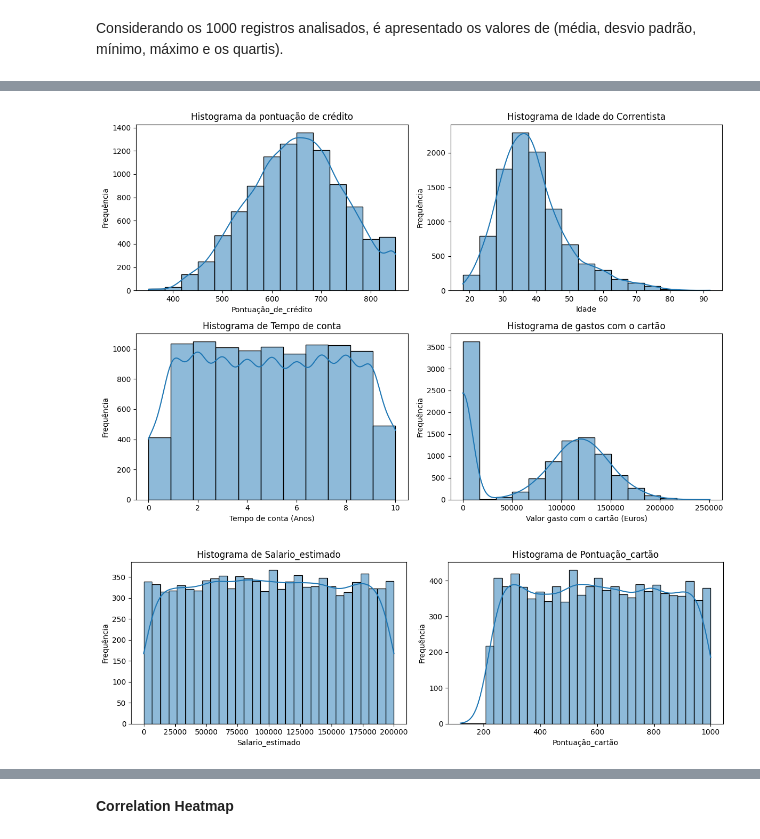
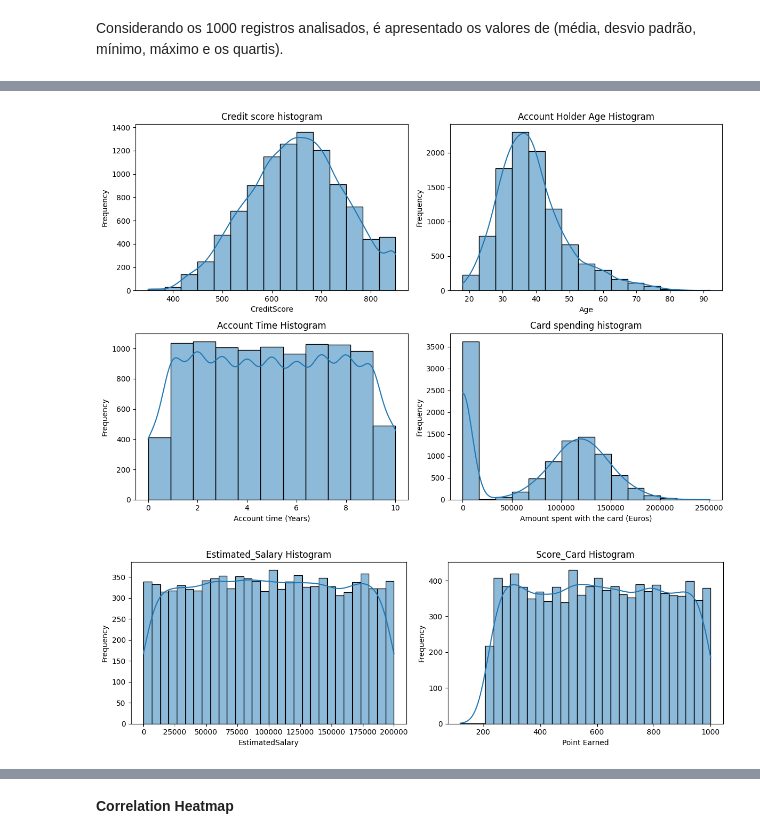
Before and after one commit to higordevellard/Customer_churn_in_a_bank, a Jupyter notebook: machine_learning_customer_churn.ipynb, the cells around one changed output, grey strips where cells are left out. Drawn from its saved outputs; the diff is of its cells as text; code cells hidden in the pictures.

```diff
--- a/machine_learning_customer_churn.ipynb
+++ b/machine_learning_customer_churn.ipynb
@@ -186,59 +186,57 @@ Valores únicos para o atributo 'Tipo_de_cartão':
 ['DIAMOND' 'GOLD' 'SILVER' 'PLATINUM']
 # %%
-# Criar um subplot com duas linhas e duas colunas
+# Create a subplot with two rows and two columns
 fig, axs = plt.subplots(nrows=2, ncols=2, figsize=(12, 8))
 
-# Plotar o histograma de pontuação de crédito
+# Plot the credit score histogram
 sns.histplot(dataset_2['CreditScore'], kde=True, bins=15, ax=axs[0, 0])
 axs[0, 0].set_xlabel('CreditScore')
-axs[0, 0].set_ylabel("Frequência")
-axs[0, 0].set_title("Histograma da pontuação de crédito")
+axs[0, 0].set_ylabel( "Frequency")
+axs[0, 0].set_title("Credit score histogram")
 
-# Plotar o histograma de Idade
+# Plot the Age histogram
 sns.histplot(dataset_2['Age'], kde=True, bins=15, ax=axs[0, 1])
 axs[0, 1].set_xlabel('Age')
-axs[0, 1].set_ylabel("Frequência")
-axs[0, 1].set_title("Histograma de Idade do Correntista")
+axs[0, 1].set_ylabel( "Frequency")
+axs[0, 1].set_title("Account Holder Age Histogram")
 
-# Plotar o histograma de tempo de conta do correntista
+# Plot account holder account time histogram
 sns.histplot(dataset_2['Tenure'], kde=True, bins=11, ax=axs[1, 0])
-axs[1, 0].set_xlabel("Tempo de conta (Anos)")
-axs[1, 0].set_ylabel("Frequência")
-axs[1, 0].set_title("Histograma de Tempo de conta")
+axs[1, 0].set_xlabel("Account time (Years)")
+axs[1, 0].set_ylabel( "Frequency")
+axs[1, 0].set_title("Account Time Histogram")
 
-# Plotar o histograma do gasto com o cartão
+# Plot the histogram of card spending
 sns.histplot(dataset_2['Balance'], kde=True, bins=15, ax=axs[1, 1])
-axs[1, 1].set_xlabel("Valor gasto com o cartão (Euros)")
-axs[1, 1].set_ylabel("Frequência")
-axs[1, 1].set_title("Histograma de gastos com o cartão")
+axs[1, 1].set_xlabel("Amount spent with the card (Euros)")
+axs[1, 1].set_ylabel( "Frequency")
+axs[1, 1].set_title("Card spending histogram")
 
-# Ajuste de layout
+# Layout tweak
 plt.tight_layout()
 
-# Exibição dos histogramas
+# Display of histograms
 plt.show()
 # %% [output]
-[figure, old version]
+[figure, new version]
 # %%
-# Criar um subplot com uma linha e duas colunas
+# Create a subplot with one row and two columns
 fig, axs = plt.subplots(nrows=1, ncols=2, figsize=(12, 4))
 
-# Plotar o histograma de Salario_estimado
+# Plot the histogram of Estimated_Salary
 sns.histplot(dataset_2['EstimatedSalary'], kde=True, bins=30, ax=axs[0])
 axs[0].set_xlabel('EstimatedSalary')
-axs[0].set_ylabel("Frequência")
-axs[0].set_title("Histograma de Salario_estimado")
+axs[0].set_ylabel( "Frequency")
+axs[0].set_title("Estimated_Salary Histogram")
 
-# Plotar o histograma de Pontuação_cartão
+# Plot the histogram of Card_Score
 sns.histplot(dataset_2['Point Earned'], kde=True, bins=30, ax=axs[1])
 axs[1].set_xlabel('Point Earned')
-axs[1].set_ylabel("Frequência")
-axs[1].set_title("Histograma de Pontuação_cartão")
+axs[1].set_ylabel( "Frequency")
+axs[1].set_title("Score_Card Histogram")
 
-# Ajuste de layout
 plt.tight_layout()
 
-# Exibição dos histogramas
 plt.show()
 # %% [output]
-[figure, old version]
+[figure, new version]
```
Also changed, not shown: parts of 54 cells of this notebook.
